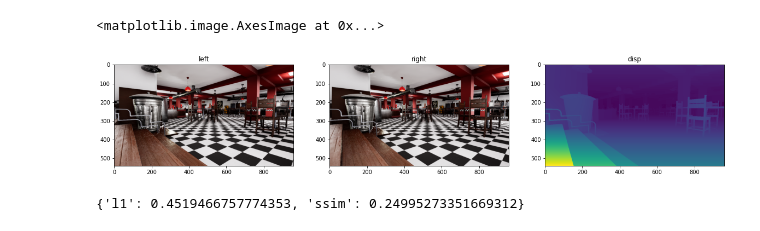
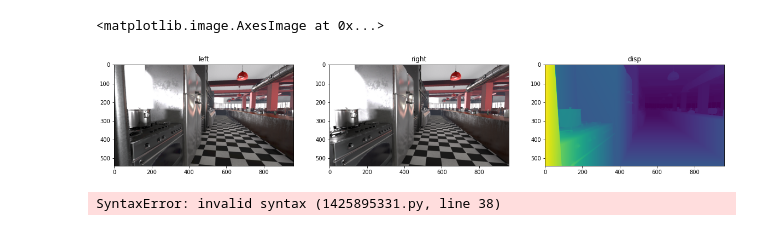
Before and after one commit to rowandempster/Unsupervised-Disparity-Estimation, a Jupyter notebook: src/IRS_exp.ipynb, the cells around one changed output. Drawn from its saved outputs; the diff is of its cells as text; code cells hidden in the pictures.

```diff
--- a/src/IRS_exp.ipynb
+++ b/src/IRS_exp.ipynb
@@ -16,35 +16,40 @@ with Path(OG_LIST).open('r') as all_list:
 with Path(NEW_LIST).open('w') as f:
     for item in to_write:
         f.write("%s" % item)
+
+DEVICE = 'cpu'
+DEVICE = 'cuda:1'
 # %%
 # Load the IRS/lists/IRS_metal_test.list file into the IRSDataset
 %load_ext autoreload
 %autoreload 2
 
 from IRS.dataloader.IRSLoader import IRSDataset
 import matplotlib.pyplot as plt
+import torch
 
 
 DATA_DIR = "/data"
 
 dataset = IRSDataset(txt_file=NEW_LIST, root_dir=DATA_DIR, phase='visualize')
 # good: 8, 12, 15, 26
-sample = dataset[8]
-im_l, im_r, disp = sample['img_left'], sample['img_right'], sample['gt_disp']
+sample = dataset[26]
+# sample = torch.utils.data.Subset(dataset, range(8,9))[0]
+im_l, im_r, disp = sample['img_left'].to(DEVICE), sample['img_right'].to(DEVICE), sample['gt_disp'].to(DEVICE)
 
 fig = plt.figure(figsize=(20,20))
 ax1 = fig.add_subplot(1,3,1)
 plt.title('left')
-ax1.imshow(im_l.moveaxis(0, -1))
+ax1.imshow(im_l.cpu().moveaxis(0, -1))
 ax2 = fig.add_subplot(1,3,2)
 plt.title('right')
-ax2.imshow(im_r.moveaxis(0, -1))
+ax2.imshow(im_r.cpu().moveaxis(0, -1))
 ax3 = fig.add_subplot(1,3,3)
 plt.title('disp')
-ax3.imshow(disp.moveaxis(0, -1))
+ax3.imshow(disp.cpu().moveaxis(0, -1))
 # %% [output]
 <matplotlib.image.AxesImage at 0x...>
-[figure, old version]
+[figure, new version]
 # %%
 from collections import defaultdict
 from typing import Dict, Callable
@@ -116,11 +140,41 @@ def eval_loss_functions(fns: Dict[str, Callable], dataset: IRSDataset, depth_var
-# %%
-l1_loss_fn = lambda gt, est: torch.abs(est - gt).mean()
-ssim_loss_fn = lambda gt, est: SSIM(est, gt).mean()
-
-results = eval_loss_functions(
-    fns={'l1': l1_loss_fn, 'ssim': ssim_loss_fn},
-    dataset=torch.utils.data.Subset(dataset, range(2)),
-    depth_variance=10)
-print(results)
-# %% [output]
-{'l1': 0.4519466757774353, 'ssim': 0.24995273351669312}
+# %%
+import torchvision.models as models
+vgg16 = models.vgg16(pretrained=True).to(DEVICE)
+vgg16cpu = models.vgg16(pretrained=True)
+
+feat_gen = list(vgg16.named_children())[0][1]
+feat_gencpu = list(vgg16cpu.named_children())[0][1]
+l0 = 0
+l1 = 4
+l2 = 9
+l3 = 16
+l4 = 30
+def perceptual_loss(est, gt, layer=l1):
+    '''
+    est: [3, H, W]
+    gt: [3, H, W]
+    '''
+    est_per = feat_gen[l0:layer](est.unsqueeze(0)).squeeze()
+    gt_per = feat_gen[l0:layer](gt.unsqueeze(0)).squeeze()
+    # return torch.abs(est_l1 - gt_l1).mean()
+    return torch.norm(est_per - gt_per,p=1,dim=0).mean()
+
+def perceptual_loss_img(est, gt, layer=l1):
+    '''
+    est: [3, H, W]
+    gt: [3, H, W]
+    '''
+    est_per = feat_gen.to(DEVICE)[l0:layer](est.unsqueeze(0)).detach().squeeze()
+    gt_per = feat_gen.to(DEVICE)[l0:layer](gt.unsqueeze(0)).detach().squeeze()
+    # return torch.abs(est_l1 - gt_l1).mean()
+    return torch.norm(est_per - gt_per,p=1,dim=0)
+
+class PerceptualLoss(nn.Module):
+    L0 = 0
+    L1 = 4
+    L2 = 9
+    L3 = 16
+    L4 = 30
+    def __init__(self, layers: List[int])
+# %% [output]
+SyntaxError: invalid syntax (1425895331.py, line 38)
```
Also changed, not shown: parts of 5 cells of this notebook, 2 other files.
